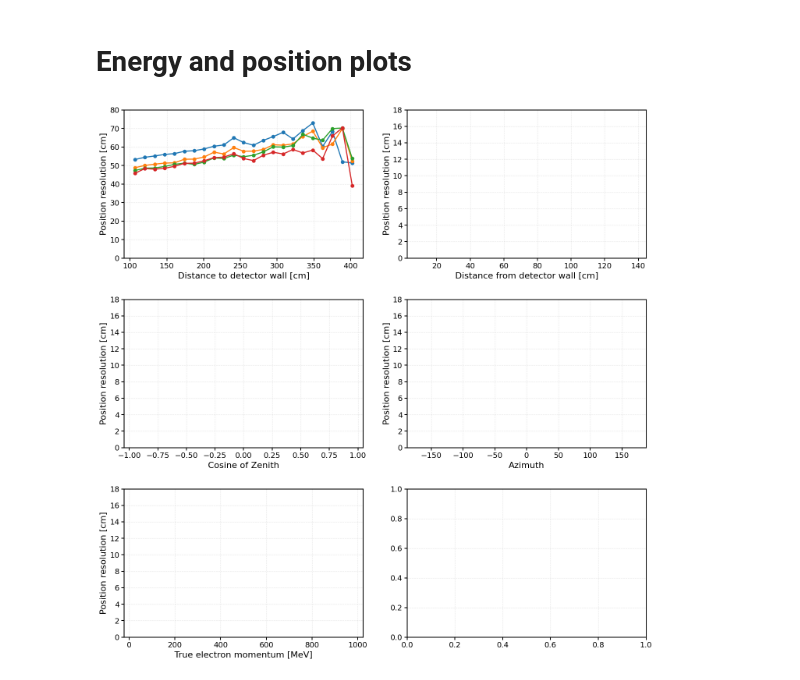
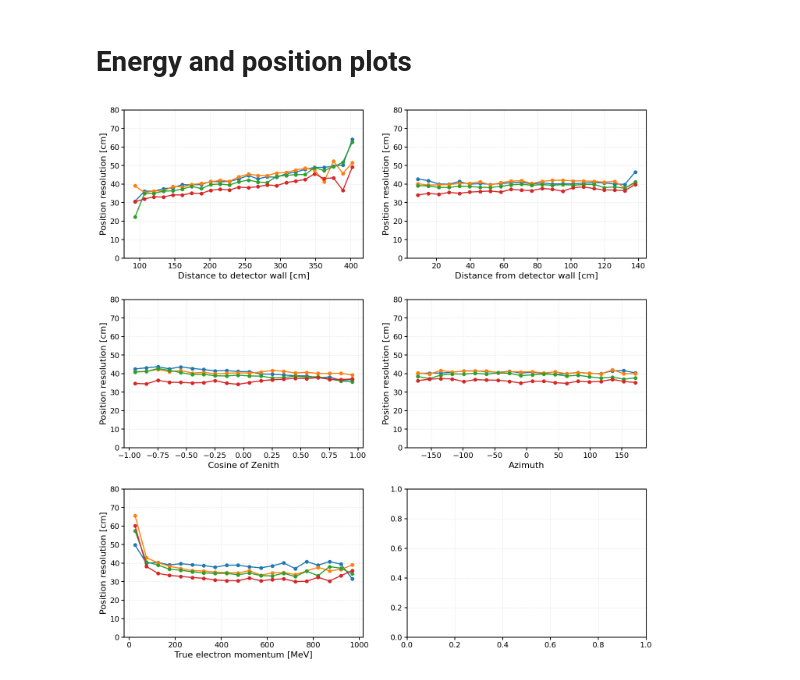
Before and after one commit to cid02219585/WatChMaL, a Jupyter notebook: regression_analysis_multi.ipynb, the cells around one changed output. Cells and saved outputs as stored; diff of their text form; code cells hidden in the pictures.

```diff
--- a/regression_analysis_multi.ipynb
+++ b/regression_analysis_multi.ipynb
@@ -312,17 +346,30 @@ def get_particle_quantities(data, ring, particle_type, cuts=None):
     Returns: (labels, momentum, positions, directions, angles,
               dwall, towall, cuts_selected, indices)
     """
-    particle_mask = data['labels'][:,ring] == particle_type
+    if ring is not None:
+        particle_mask = data['labels'][:,ring] == particle_type
 
-    labels = data['labels'][:,ring][particle_mask]
-    momentum = data['momentum'][:,ring][particle_mask]
-    positions = data['positions'][:,ring][particle_mask]
-    directions = data['directions'][:,ring][particle_mask]
-    angles = data['angles'][:,ring][particle_mask]
-    dwall = data['dwall'][:,ring][particle_mask]
-    towall = data['towall'][:,ring][particle_mask]
-    cuts_selected = cuts[particle_mask] if cuts is not None else None
-    indices = cuts[particle_mask]
+        labels = data['labels'][:,ring][particle_mask]
+        momentum = data['momentum'][:,ring][particle_mask]
+        positions = data['positions'][:,ring][particle_mask]
+        directions = data['directions'][:,ring][particle_mask]
+        angles = data['angles'][:,ring][particle_mask]
+        dwall = data['dwall'][:,ring][particle_mask]
+        towall = data['towall'][:,ring][particle_mask]
+        cuts_selected = cuts[particle_mask] if cuts is not None else None
+        indices = cuts[particle_mask]
+    else:
+#         particle_mask = data['labels'][:,0] == particle_type # for now
+
+        labels = data['labels']
+        momentum = data['momentum']
+        positions = data['positions']
+        directions = data['directions']
+        angles = data['angles']
+        dwall = data['dwall']
+        towall = data['towall']
+        cuts_selected = cuts if cuts is not None else None
+        indices = cuts
 
     return (labels, momentum, positions, directions, angles,
             dwall, towall, cuts_selected, indices)
@@ -886,18 +1094,18 @@ print(data_new_geo.shape)
 # %%
 # can add y_lim for the y axis
 
 
-all_runs_pos = e_position_0
+all_runs_pos = e_position_truth_0 ## must use truth for truth binning
 
 figs, axes = plt.subplots(3,2, figsize=(15, 15))
 for r in all_runs_pos:
-    plot_resolution_profile([r], 'position_3d_errors', e_towall_binning, ax=axes[0,0],y_lim=(0,80), x_label="Distance to detector wall [cm]", y_label="Position resolution [cm]",legend=None)
-    plot_resolution_profile([r], 'position_3d_errors',e_dwall_binning, ax=axes[0,1], y_lim=(0,18),x_label="Distance from detector wall [cm]",y_label="Position resolution [cm]",legend=None)
-    plot_resolution_profile([r],'position_3d_errors', e_cos_zenith_binning, ax=axes[1,0], y_lim=(0,18),x_label="Cosine of Zenith", y_label="Position resolution [cm]", legend=None)
-    plot_resolution_profile([r],'position_3d_errors', e_azimuth_binning,ax=axes[1,1],y_lim=(0,18),x_label="Azimuth",y_label="Position resolution [cm]",legend=None)
-    plot_resolution_profile([r],'position_3d_errors',e_mom_binning, ax=axes[2,0],y_lim=(0,18),x_label="True electron momentum [MeV]",y_label="Position resolution [cm]",legend=None)
+    plot_resolution_profile([r], 'position_3d_errors', e_towall_binning_0, ax=axes[0,0],y_lim=(0,80), x_label="Distance to detector wall [cm]", y_label="Position resolution [cm]",legend=None)
+    plot_resolution_profile([r], 'position_3d_errors',e_dwall_binning_0, ax=axes[0,1], y_lim=(0,80),x_label="Distance from detector wall [cm]",y_label="Position resolution [cm]",legend=None)
+    plot_resolution_profile([r],'position_3d_errors', e_cos_zenith_binning_0, ax=axes[1,0], y_lim=(0,80),x_label="Cosine of Zenith", y_label="Position resolution [cm]", legend=None)
+    plot_resolution_profile([r],'position_3d_errors', e_azimuth_binning_0,ax=axes[1,1],y_lim=(0,80),x_label="Azimuth",y_label="Position resolution [cm]",legend=None)
+    plot_resolution_profile([r],'position_3d_errors',e_mom_binning_0, ax=axes[2,0],y_lim=(0,80),x_label="True electron momentum [MeV]",y_label="Position resolution [cm]",legend=None)
 # %% [output]
-[figure, old version]
+[figure, new version]
 # %%
 all_runs_mom =  resnet_e_energy #+ [fitqun_e]
 
```
Also changed, not shown: parts of 27 cells of this notebook, 2 other files.
